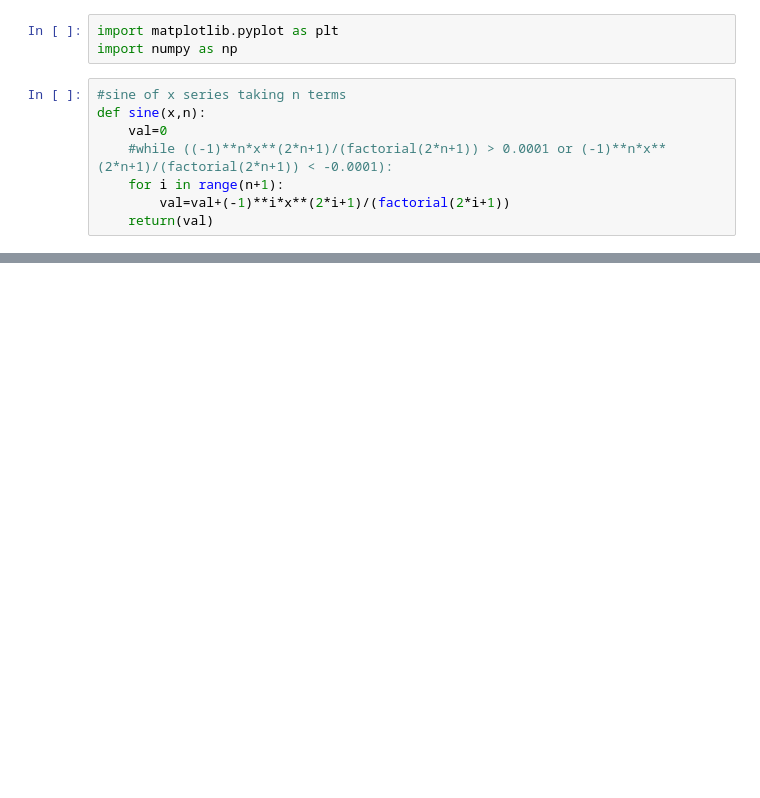
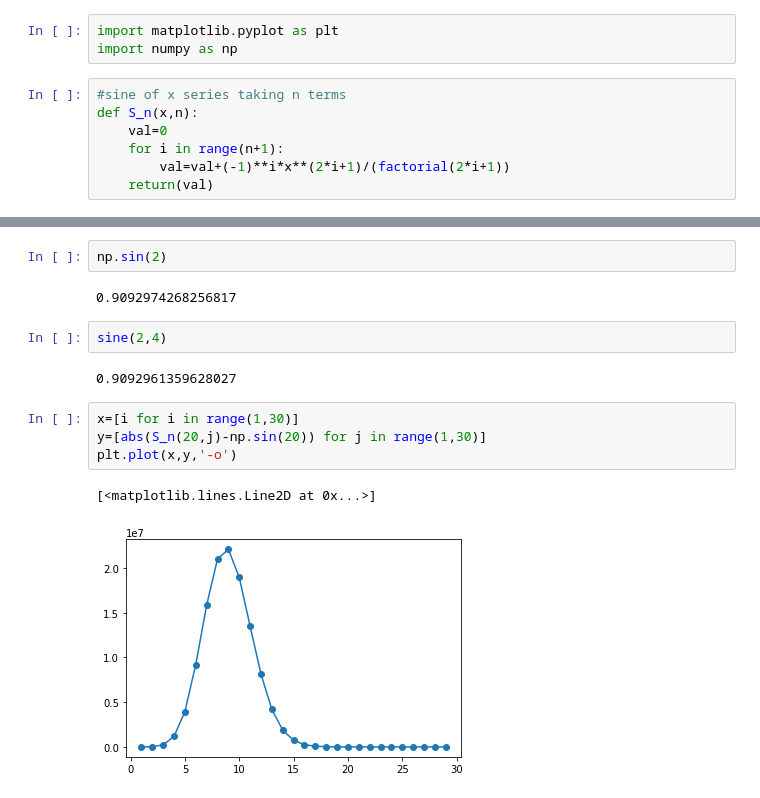
Before and after one commit to sudipniser/P346-Assignment-1, a Jupyter notebook: Assignment 1.ipynb, the cells around one changed output, grey strips where cells are left out. Drawn from its saved outputs; the diff is of its cells as text; blank space fills up the shorter version.

```diff
--- a/Assignment 1.ipynb
+++ b/Assignment 1.ipynb
@@ -73,9 +96,8 @@ import matplotlib.pyplot as plt
 import numpy as np
 # %%
 #sine of x series taking n terms
-def sine(x,n):
+def S_n(x,n):
     val=0
-    #while ((-1)**n*x**(2*n+1)/(factorial(2*n+1)) > 0.0001 or (-1)**n*x**(2*n+1)/(factorial(2*n+1)) < -0.0001):
     for i in range(n+1):
         val=val+(-1)**i*x**(2*i+1)/(factorial(2*i+1))
     return(val)
@@ -81,0 +113,15 @@ def sine(x,n):
+# %%
+np.sin(2)
+# %% [output]
+0.9092974268256817
+# %%
+sine(2,4)
+# %% [output]
+0.9092961359628027
+# %%
+x=[i for i in range(1,30)]
+y=[abs(S_n(20,j)-np.sin(20)) for j in range(1,30)]
+plt.plot(x,y,'-o')
+# %% [output]
+[<matplotlib.lines.Line2D at 0x...>]
+[figure, added]
```
Also changed, not shown: parts of 17 cells of this notebook.
